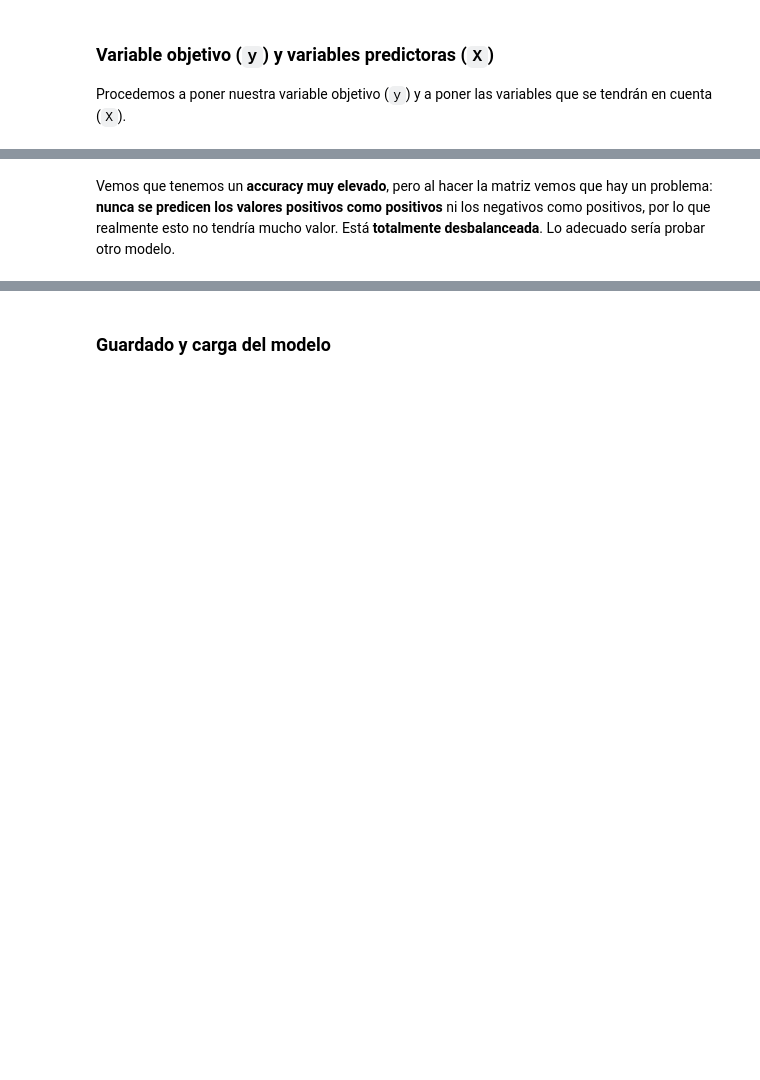
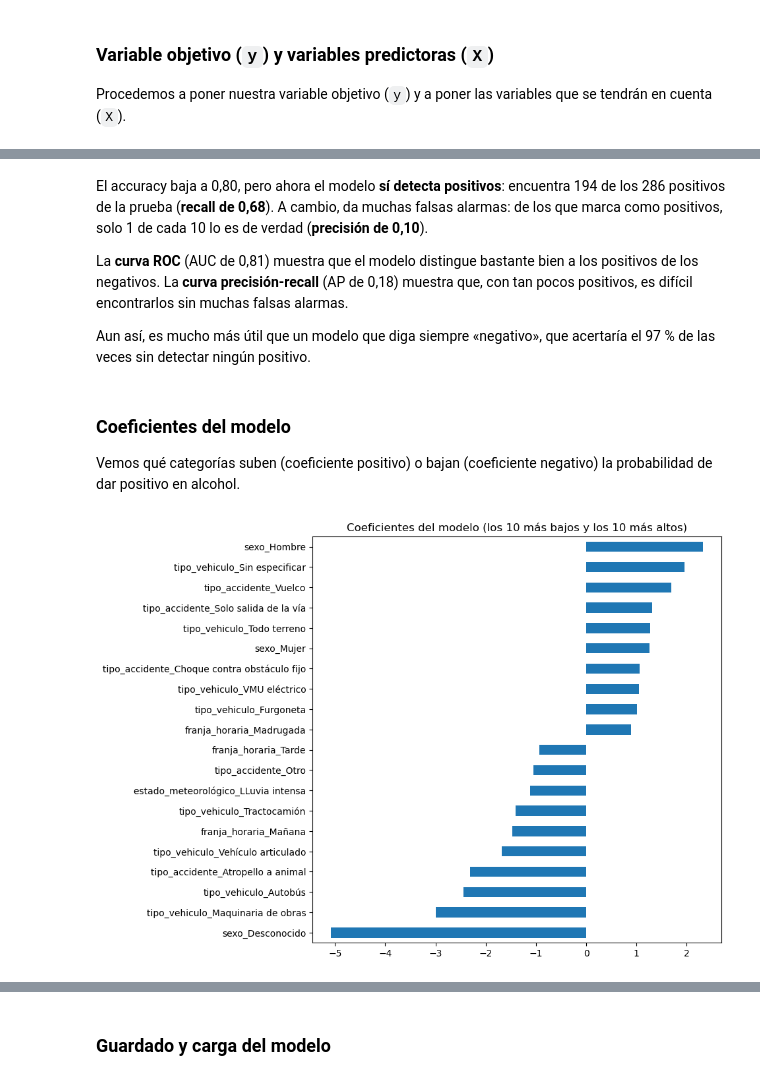
Before and after one commit to fernanditomartinez85/EDA-ACCIDENTALIDAD-MADRID, a Jupyter notebook: EDA_FERNANDO.ipynb, the cells around one changed output, grey strips where cells are left out. Cells and saved outputs as stored; diff of their text form; code cells hidden in the pictures; blank space fills up the shorter version.

```diff
--- a/EDA_FERNANDO.ipynb
+++ b/EDA_FERNANDO.ipynb
@@ -924,2 +985,20 @@ Accuracy: 0.9683557836219799
 # %% [markdown]
-Vemos que tenemos un **accuracy muy elevado**, pero al hacer la matriz vemos que hay un problema: **nunca se predicen los valores positivos como positivos** ni los negativos como positivos, por lo que realmente esto no tendría mucho valor. Está **totalmente desbalanceada**. Lo adecuado sería probar otro modelo.
+El accuracy baja a 0,80, pero ahora el modelo **sí detecta positivos**: encuentra 194 de los 286 positivos de la prueba (**recall de 0,68**). A cambio, da muchas falsas alarmas: de los que marca como positivos, solo 1 de cada 10 lo es de verdad (**precisión de 0,10**).
+
+La **curva ROC** (AUC de 0,81) muestra que el modelo distingue bastante bien a los positivos de los negativos. La **curva precisión-recall** (AP de 0,18) muestra que, con tan pocos positivos, es difícil encontrarlos sin muchas falsas alarmas.
+
+Aun así, es mucho más útil que un modelo que diga siempre «negativo», que acertaría el 97 % de las veces sin detectar ningún positivo.
+# %% [markdown]
+### Coeficientes del modelo
+
+Vemos qué categorías suben (coeficiente positivo) o bajan (coeficiente negativo) la probabilidad de dar positivo en alcohol.
+# %%
+coeficientes = pd.Series(RegLogAl.model['regresion'].coef_[0],
+                         index=RegLogAl.model['codificacion'].get_feature_names_out())
+coeficientes = coeficientes.sort_values()
+# %%
+pd.concat([coeficientes.head(10), coeficientes.tail(10)]).plot.barh(figsize=(8, 8))
+plt.title('Coeficientes del modelo (los 10 más bajos y los 10 más altos)')
+plt.show()
+# %% [output]
+[figure, added]
```
Also changed, not shown: parts of 48 cells of this notebook, 5 other files.
